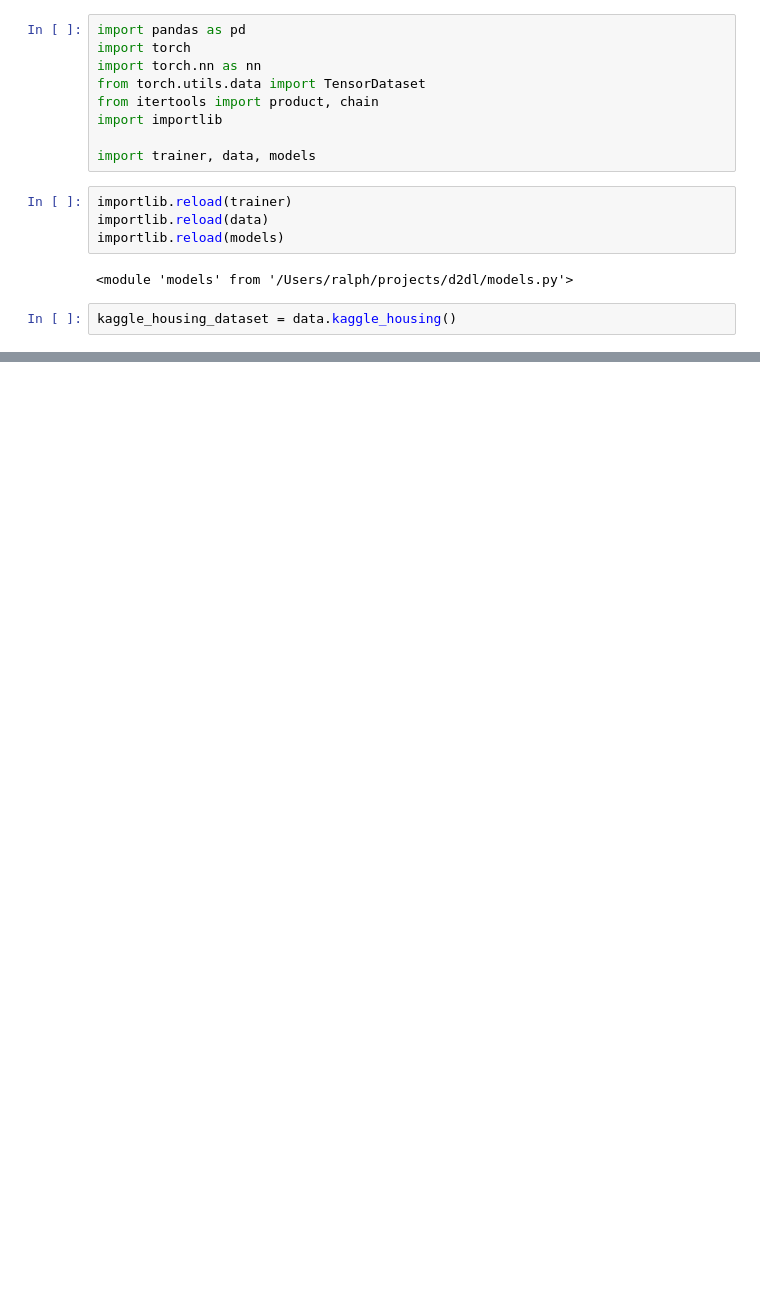
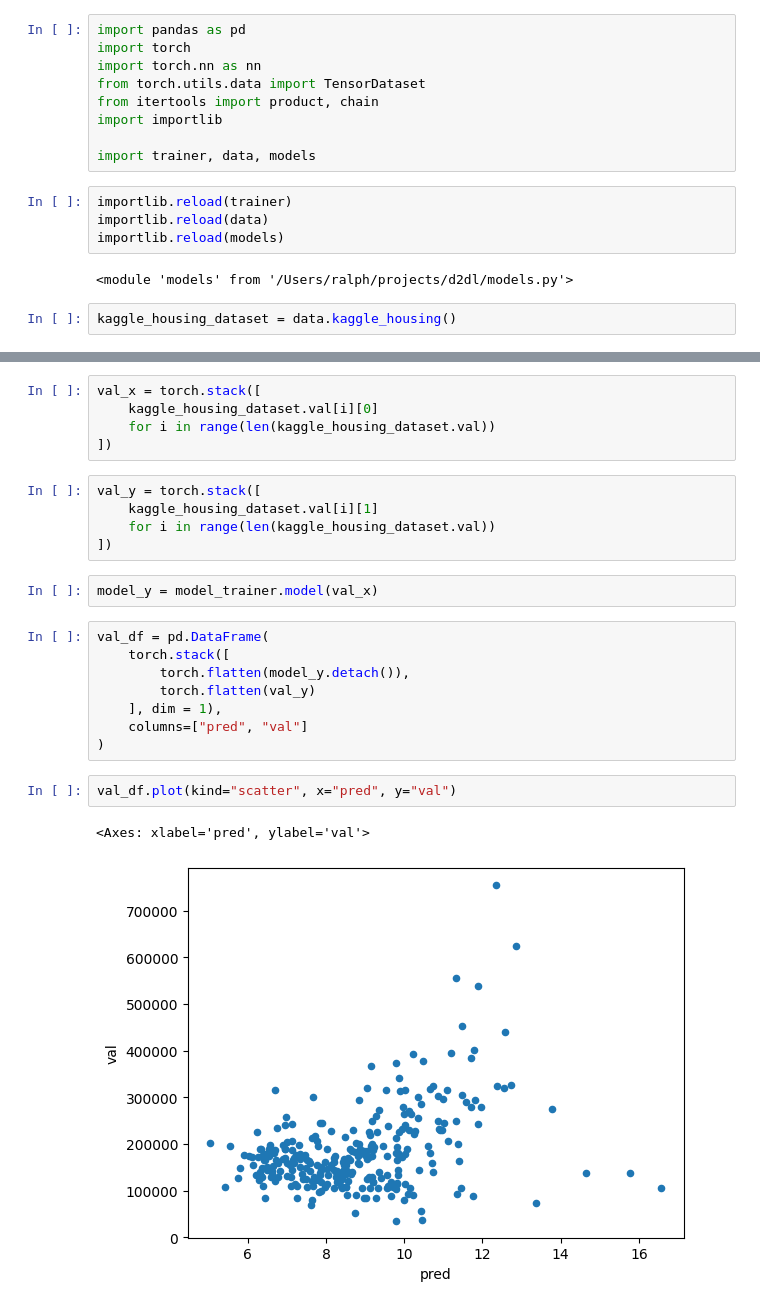
Before and after one commit to ralphrecto/d2dl, a Jupyter notebook: rawtorch.ipynb, the cells around one changed output, grey strips where cells are left out. Cells and saved outputs as stored; diff of their text form; blank space fills up the shorter version.

```diff
--- a/rawtorch.ipynb
+++ b/rawtorch.ipynb
@@ -80,0 +78,25 @@ tensor(0.6723)
+# %%
+val_x = torch.stack([
+    kaggle_housing_dataset.val[i][0]
+    for i in range(len(kaggle_housing_dataset.val))
+])
+# %%
+val_y = torch.stack([
+    kaggle_housing_dataset.val[i][1]
+    for i in range(len(kaggle_housing_dataset.val))
+])
+# %%
+model_y = model_trainer.model(val_x)
+# %%
+val_df = pd.DataFrame(
+    torch.stack([
+        torch.flatten(model_y.detach()),
+        torch.flatten(val_y)
+    ], dim = 1),
+    columns=["pred", "val"]
+)
+# %%
+val_df.plot(kind="scatter", x="pred", y="val")
+# %% [output]
+<Axes: xlabel='pred', ylabel='val'>
+[figure, added]
```
Also changed, not shown: parts of 15 cells of this notebook, 3 other files.
